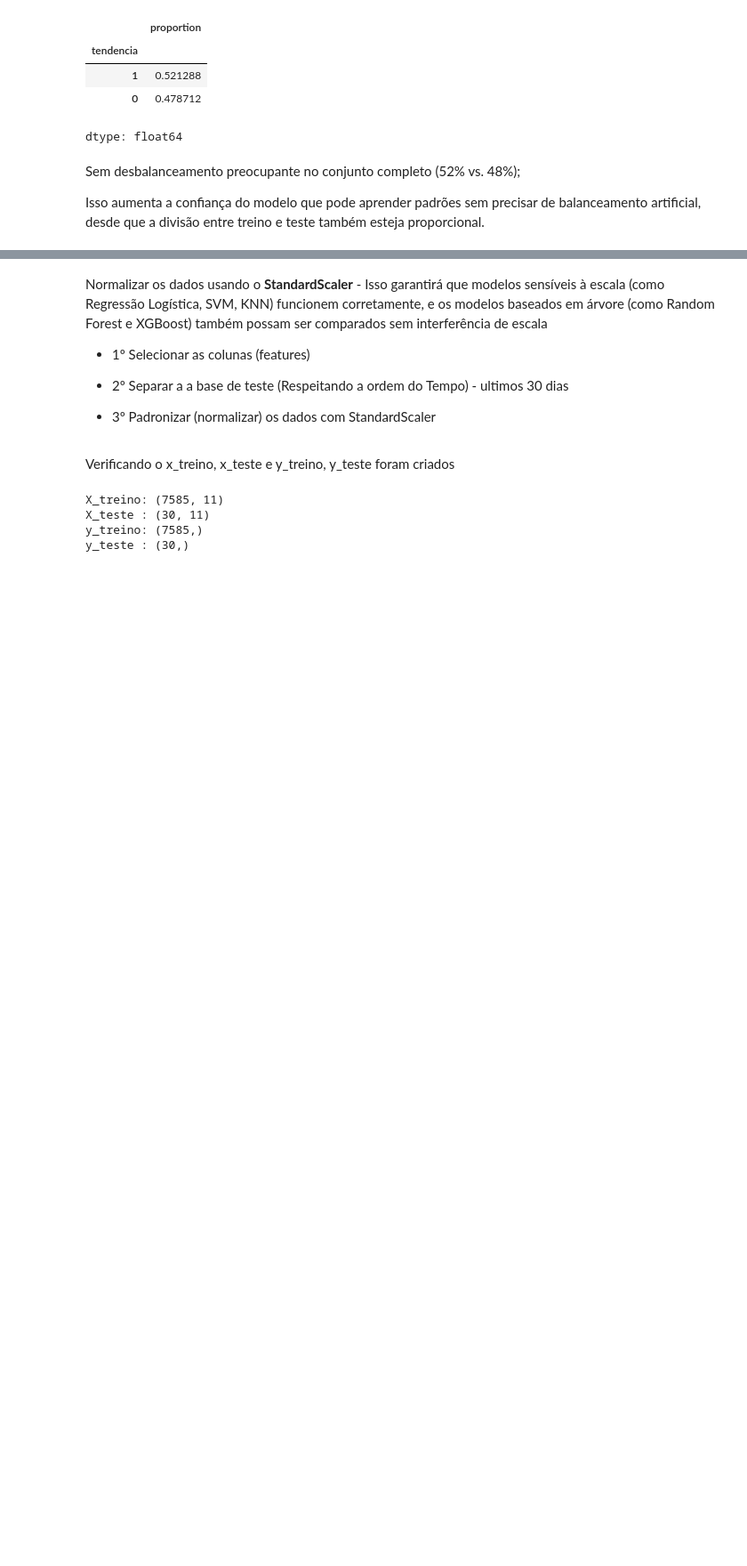
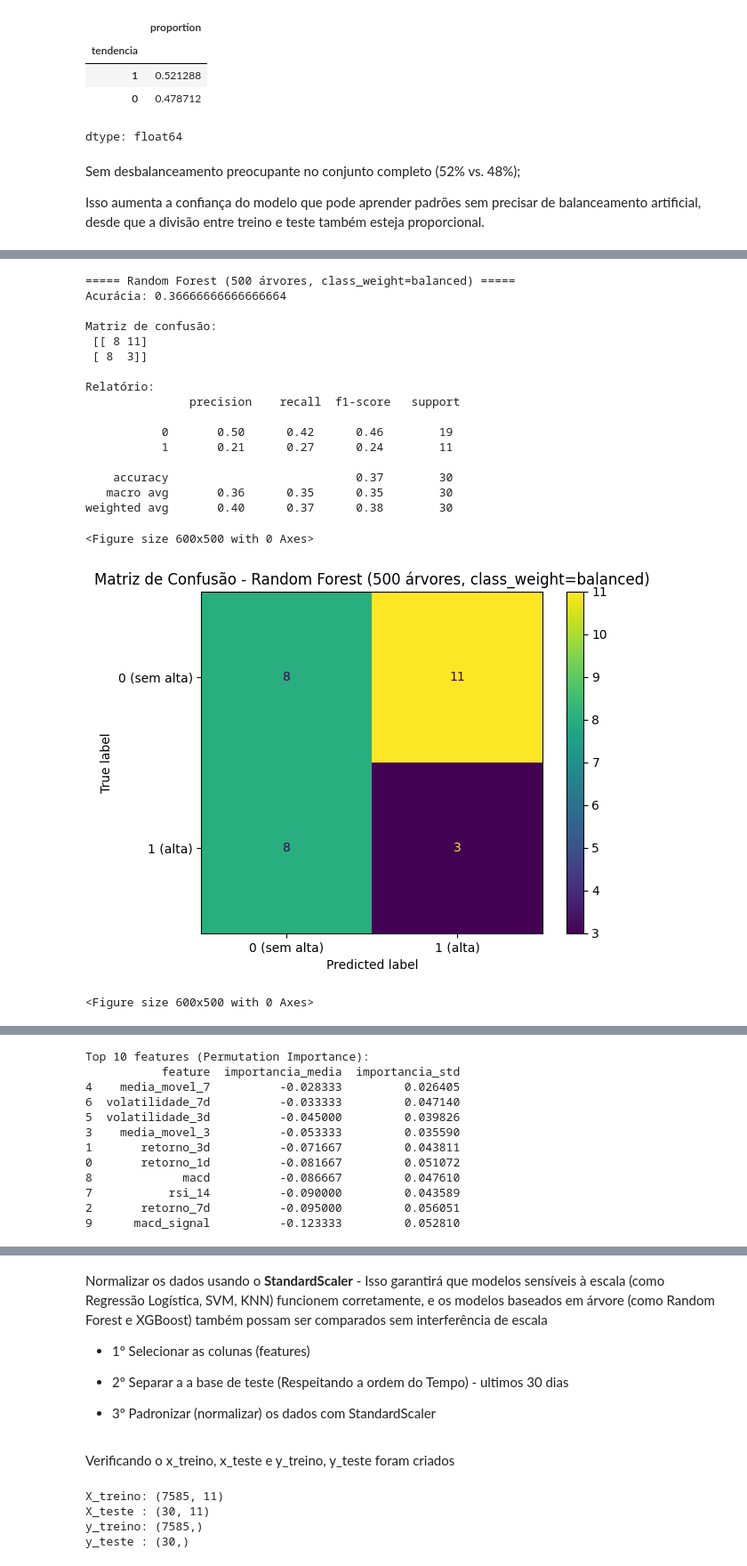
Before and after one commit to tivanello/fase2, a Jupyter notebook: notebooks/TECH_CHALLENGE_FASE_02_Eduardo_Gil_Tivanello.ipynb, the cells around one changed output, grey strips where cells are left out. Shown at 89% size. Drawn from its saved outputs; the diff is of its cells as text; code cells hidden in the pictures; blank space fills up the shorter version.

```diff
--- a/notebooks/TECH_CHALLENGE_FASE_02_Eduardo_Gil_Tivanello.ipynb
+++ b/notebooks/TECH_CHALLENGE_FASE_02_Eduardo_Gil_Tivanello.ipynb
@@ -1020,0 +1027,40 @@ Pode indicar o início ou fim de ciclos fortes
+# %%
+from sklearn.ensemble import RandomForestClassifier
+
+# Modelo 3: Random Forest (não linear)
+rf = RandomForestClassifier(
+    n_estimators=500,
+    random_state=42,
+    n_jobs=-1,
+    class_weight="balanced",
+    max_depth=None
+)
+
+resultado_rf = avaliar_modelo(
+    rf, "Random Forest (500 árvores, class_weight=balanced)",
+    X_train, y_train, X_test, y_test,
+    resultados,
+    plotar=True,
+    roc=True,
+    importancia=True
+)
+# %% [output]
+===== Random Forest (500 árvores, class_weight=balanced) =====
+Acurácia: 0.36666666666666664
+
+Matriz de confusão:
+ [[ 8 11]
+ [ 8  3]]
+
+Relatório:
+               precision    recall  f1-score   support
+
+           0       0.50      0.42      0.46        19
+           1       0.21      0.27      0.24        11
+
+    accuracy                           0.37        30
+   macro avg       0.36      0.35      0.35        30
+weighted avg       0.40      0.37      0.38        30
+<Figure size 600x500 with 0 Axes>
+[figure, added]
+<Figure size 600x500 with 0 Axes>
@@ -1020,0 +1068,12 @@ Pode indicar o início ou fim de ciclos fortes
+Top 10 features (Permutation Importance):
+           feature  importancia_media  importancia_std
+4    media_movel_7          -0.028333         0.026405
+6  volatilidade_7d          -0.033333         0.047140
+5  volatilidade_3d          -0.045000         0.039826
+3    media_movel_3          -0.053333         0.035590
+1       retorno_3d          -0.071667         0.043811
+0       retorno_1d          -0.081667         0.051072
+8             macd          -0.086667         0.047610
+7           rsi_14          -0.090000         0.043589
+2       retorno_7d          -0.095000         0.056051
+9      macd_signal          -0.123333         0.052810
```
Also changed, not shown: parts of 37 cells of this notebook.
